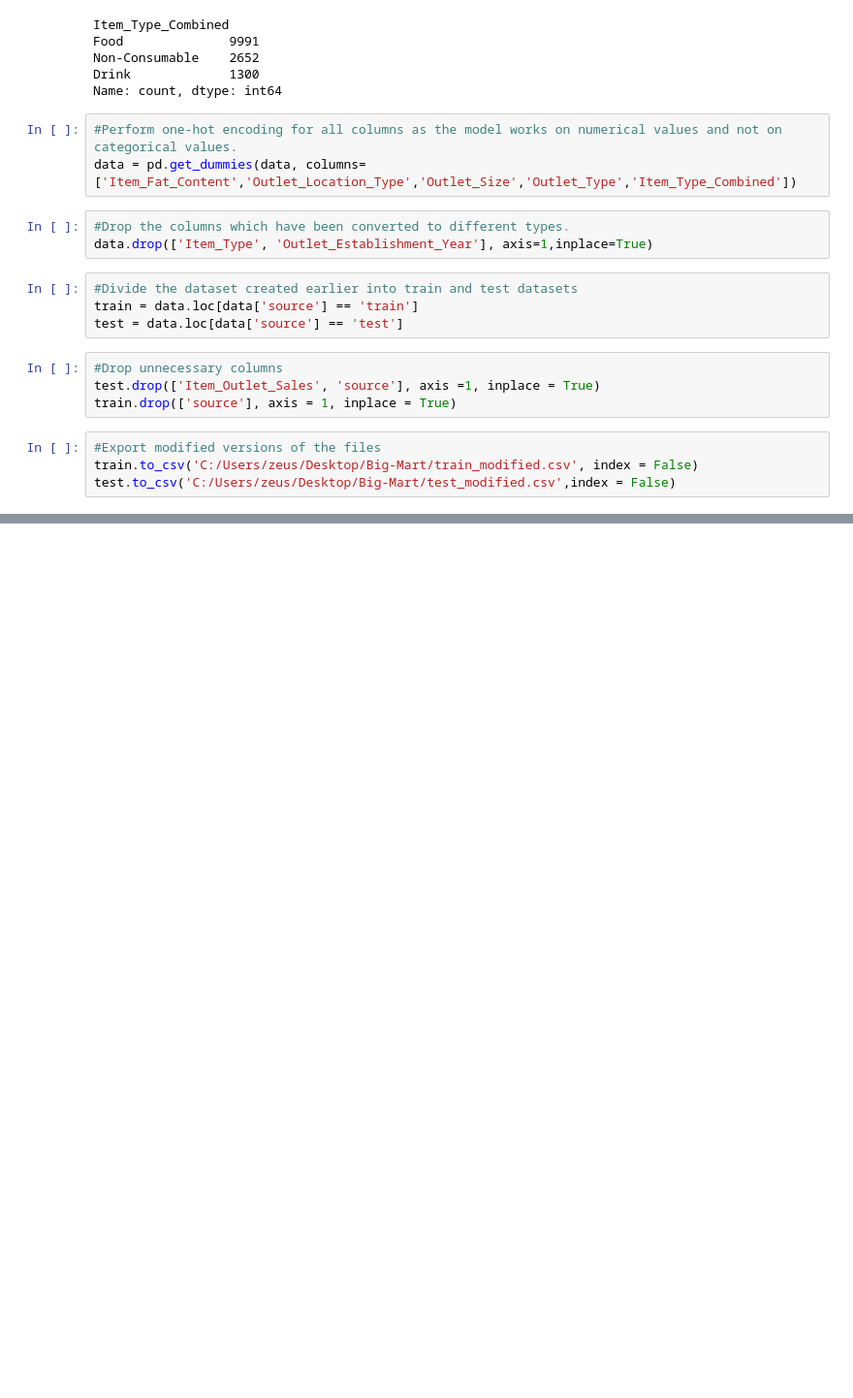
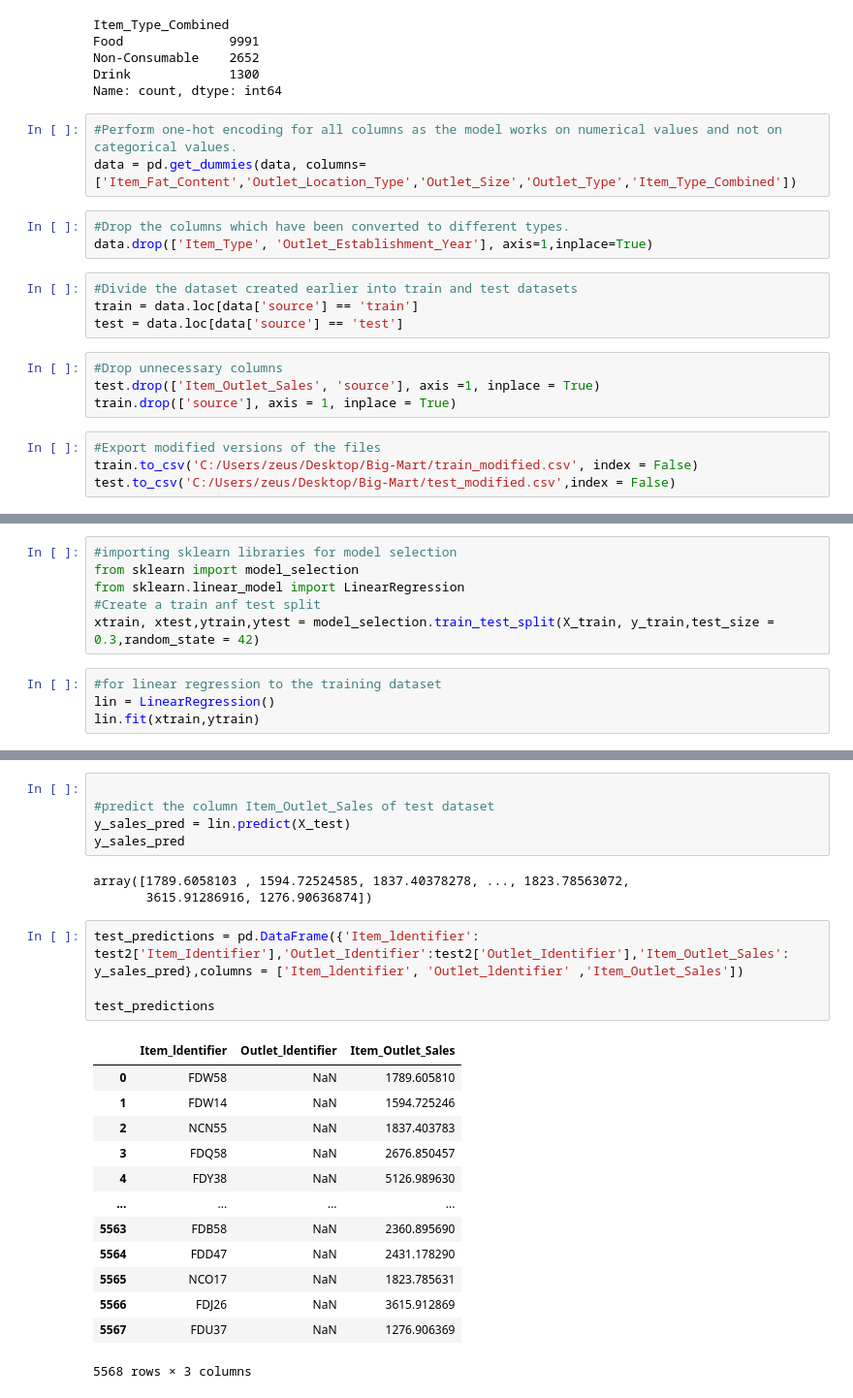
Before and after one commit to Rohit-Ganjoo/Big-Mart, a Jupyter notebook: BigMart Analysis.ipynb, the cells around one changed output, grey strips where cells are left out. Shown: that part at 97% size. Saved outputs shown, nothing was run; the diff lists cells and outputs as text; blank space fills up the shorter version.

```diff
--- a/BigMart Analysis.ipynb
+++ b/BigMart Analysis.ipynb
@@ -304,0 +392,10 @@ test.to_csv('C:/Users/zeus/Desktop/Big-Mart/test_modified.csv',index = False)
+# %%
+#importing sklearn libraries for model selection
+from sklearn import model_selection
+from sklearn.linear_model import LinearRegression
+#Create a train anf test split
+xtrain, xtest,ytrain,ytest = model_selection.train_test_split(X_train, y_train,test_size = 0.3,random_state = 42)
+# %%
+#for linear regression to the training dataset
+lin = LinearRegression()
+lin.fit(xtrain,ytrain)
@@ -304,0 +432,26 @@ test.to_csv('C:/Users/zeus/Desktop/Big-Mart/test_modified.csv',index = False)
+# %%
+
+#predict the column Item_Outlet_Sales of test dataset
+y_sales_pred = lin.predict(X_test)
+y_sales_pred
+# %% [output]
+array([1789.6058103 , 1594.72524585, 1837.40378278, ..., 1823.78563072,
+       3615.91286916, 1276.90636874])
+# %%
+test_predictions = pd.DataFrame({'Item_ldentifier': test2['Item_Identifier'],'Outlet_Identifier':test2['Outlet_Identifier'],'Item_Outlet_Sales': y_sales_pred},columns = ['Item_ldentifier', 'Outlet_ldentifier' ,'Item_Outlet_Sales'])
+
+test_predictions
+# %% [output]
+|  | Item_ldentifier | Outlet_ldentifier | Item_Outlet_Sales |
+| 0 | FDW58 | NaN | 1789.605810 |
+| 1 | FDW14 | NaN | 1594.725246 |
+| 2 | NCN55 | NaN | 1837.403783 |
+| 3 | FDQ58 | NaN | 2676.850457 |
+| 4 | FDY38 | NaN | 5126.989630 |
+| ... | ... | ... | ... |
+| 5563 | FDB58 | NaN | 2360.895690 |
+| 5564 | FDD47 | NaN | 2431.178290 |
+| 5565 | NCO17 | NaN | 1823.785631 |
+| 5566 | FDJ26 | NaN | 3615.912869 |
+| 5567 | FDU37 | NaN | 1276.906369 |
+5568 rows × 3 columns
```
Also changed, not shown: parts of 11 cells of this notebook.
